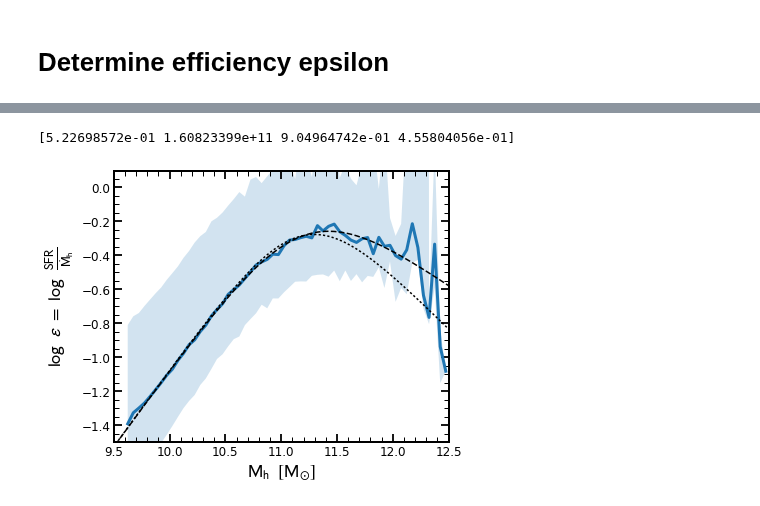
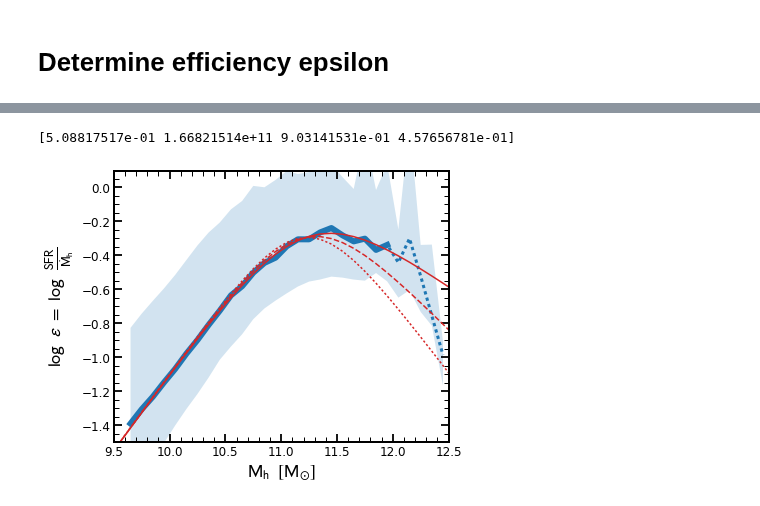
Before and after one commit to stacchella/halo_model, a Jupyter notebook: scripts/Calibration.ipynb, the cells around one changed output, grey strips where cells are left out. Drawn from its saved outputs; the diff is of its cells as text; code cells hidden in the pictures.

Commit message:
added epsilon file

```diff
--- a/scripts/Calibration.ipynb
+++ b/scripts/Calibration.ipynb
@@ -186,9 +208,11 @@ def matching(UV_LF, HMF, Mh_list, redshift):
 # get luminosity functions (dust and not dust corrected)
 
 list_mag_in = np.linspace(-30.0, -5.0, num=1000)
-list_mag, phi_mag = UV_LF_Bouwens15(list_mag_in, 4.0, do_dust_corr=True)
-list_mag_wscatter, phi_mag_wscatter = UV_LF_Bouwens15(list_mag_in, 4.0, do_dust_corr=True, with_scatter=True)
-list_mag_not_dust_corrected, phi_mag_not_dust_corrected = UV_LF_Bouwens15(list_mag_in, 4.0, do_dust_corr=False)
+
+list_mag_cum, phi_UV_cum, phi_UV_cum_16, phi_UV_cum_84 = UV_LF_Bouwens15(list_mag_in, 4.0, num_of_draws=1000, cumulative=True, do_dust_corr=True, with_scatter=False)
+list_mag, phi_mag, phi_mag_16, phi_mag_84 = UV_LF_Bouwens15(list_mag_in, 4.0, num_of_draws=1000, cumulative=False, do_dust_corr=True, with_scatter=False)
+list_mag_wscatter, phi_mag_wscatter, phi_mag_wscatter_16, phi_mag_wscatter_84 = UV_LF_Bouwens15(list_mag_in, 4.0, num_of_draws=1000, cumulative=False, do_dust_corr=True, with_scatter=True)
+list_mag_not_dust_corrected, phi_mag_not_dust_corrected, phi_mag_not_dust_corrected_16, phi_mag_not_dust_corrected_84 = UV_LF_Bouwens15(list_mag_in, 4.0, num_of_draws=1000, cumulative=False, do_dust_corr=False, with_scatter=False)
 
 
 # plot luminosity functions
@@ -207,6 +231,6 @@ ax.set_ylim([-6.0, -1.0])
 
 
 plt.legend(frameon=False, fontsize=14)
-plt.savefig(path_figures + 'Calibration/UV_LF_dustcorrection.pdf', bbox_inches='tight')
+plt.savefig(path_figures + 'Calibration/UV_LF_dustcorrection2.pdf', bbox_inches='tight')
 plt.show()
 # %% [output]
@@ -232,8 +277,8 @@ plt.show()
 # do the abundance matching and plot LUV-Mhalo relation
 
 Mh_list = mass_bins_center
-LUV_Mh = matching([list_mag, np.log10(phi_UV_cum)], [mass_bins_left, np.log10(HMF_z4)], Mh_list, 4.0)
-LUV_Mh2 = matching([list_mag, np.log10(phi_UV_cum)], [np.log10(HMF_analytic_z4[0]), np.log10(HMF_analytic_z4[1])], Mh_list, 4.0)
+LUV_Mh = matching([list_mag_cum, np.log10(phi_UV_cum)], [mass_bins_left, np.log10(HMF_z4)], Mh_list, 4.0)
+LUV_Mh2 = matching([list_mag_cum, np.log10(phi_UV_cum)], [np.log10(HMF_analytic_z4[0]), np.log10(HMF_analytic_z4[1])], Mh_list, 4.0)
 
 idx = np.abs(Mh_list-11.0).argmin()
 LUV_Mh_renorm = LUV_Mh2*LUV_Mh[idx]/LUV_Mh2[idx]
@@ -287,7 +341,8 @@ epsilon2_median = []
 epsilon2_84pers = []
 
 for ii_M in range(len(mass_bins)-1):
-    index = (np.log10(cat_z4['DM/DM_M'][:]) >= mass_bins[ii_M]) & (np.log10(cat_z4['DM/DM_M'][:]) < mass_bins[ii_M+1])
+    # (cat_z4['luminosities/luminosity_0'][:, 2] > 10**15) &
+    index = (cat_z4['luminosities/luminosity_0'][:, 2] > 10**15) & (np.log10(cat_z4['DM/DM_M'][:]) >= mass_bins[ii_M]) & (np.log10(cat_z4['DM/DM_M'][:]) < mass_bins[ii_M+1])
     LUV_distribution = cat_z4['luminosities/luminosity_0'][:, 2][index]
     if (np.isnan(LUV_Mh_renorm[ii_M])) | (np.sum(index) == 0.0):
         epsilon_hist2d = np.vstack([epsilon_hist2d, np.nan*np.ones(len(epsilon_bin_center))])
@@ -334,36 +389,40 @@ def double_power_law(log_mass_list, norm, mass_c, beta, gamma):
 from scipy.optimize import curve_fit
 
 
-idx_fit = ~np.isnan(epsilon_median) & (Mh_list > 9.8) & (Mh_list < 12.0)
+idx_fit = ~np.isnan(epsilon_median) & (Mh_list > 9.5) & (Mh_list < 12.0)
 popt, pcov = curve_fit(double_power_law, Mh_list[idx_fit], epsilon_median[idx_fit], p0=[0.6, 10**11.5, 1.0, 1.0])
 print popt
 
-popt_best = np.copy(popt)
-popt_best[3] = popt_best[3]+0.2
+popt_02 = np.copy(popt)
+popt_04 = np.copy(popt)
+popt_02[3] = popt_02[3]+0.2
+popt_04[3] = popt_04[3]+0.4
 # %% [output]
-[5.22698572e-01 1.60823399e+11 9.04964742e-01 4.55804056e-01]
+[5.08817517e-01 1.66821514e+11 9.03141531e-01 4.57656781e-01]
 # %%
 # plot efficiency with fit
 
 fig, ax = plt.subplots(nrows=1, ncols=1, figsize=(6, 5))
 
-ax.plot(Mh_list, np.log10(epsilon_median), '-', lw=3)
+ax.plot(Mh_list[idx_fit], np.log10(epsilon_median[idx_fit]), '-', color='C0', lw=6)
+ax.plot(Mh_list, np.log10(epsilon_median), ':', color='C0', lw=3)
 ax.fill_between(Mh_list, np.log10(epsilon_16pers), np.log10(epsilon_84pers), alpha=0.2)
 
-ax.plot(Mh_list, np.log10(double_power_law(Mh_list, popt[0], popt[1], popt[2], popt[3])), '--', color='black')
-ax.plot(Mh_list, np.log10(double_power_law(Mh_list, popt_best[0], popt_best[1], popt_best[2], popt_best[3])), ':', color='black')
+ax.plot(Mh_list, np.log10(double_power_law(Mh_list, popt[0], popt[1], popt[2], popt[3])), '-', color='C3')
+ax.plot(Mh_list, np.log10(double_power_law(Mh_list, popt_02[0], popt_02[1], popt_02[2], popt_02[3])), '--', color='C3')
+ax.plot(Mh_list, np.log10(double_power_law(Mh_list, popt_04[0], popt_04[1], popt_04[2], popt_04[3])), ':', color='C3')
 
 ax.set_xlabel(r'$\mathrm{M}_{\rm h}\/\/\/\/[\mathrm{M}_{\odot}]$', fontsize=18)
 ax.set_ylabel(r'$\log\/\/\/\/\epsilon\/\/=\/\/\log\/\/\/\/\frac{\rm SFR}{\rm \dot{M}_{\rm h}}$', fontsize=18)
 
 ax.set_xlim([9.5, 12.5])
 ax.set_ylim([-1.5, 0.1])
 
 plt.legend(frameon=False, fontsize=14)
 plt.savefig(path_figures + 'Calibration/efficency_' + SFH_type_option + '.pdf', bbox_inches='tight')
 plt.show()
 # %% [output]
-[figure, old version]
+[figure, new version]
 # %%
 # re-format epsilon
 
```
Also changed, not shown: parts of 8 cells of this notebook, 11 other files.
